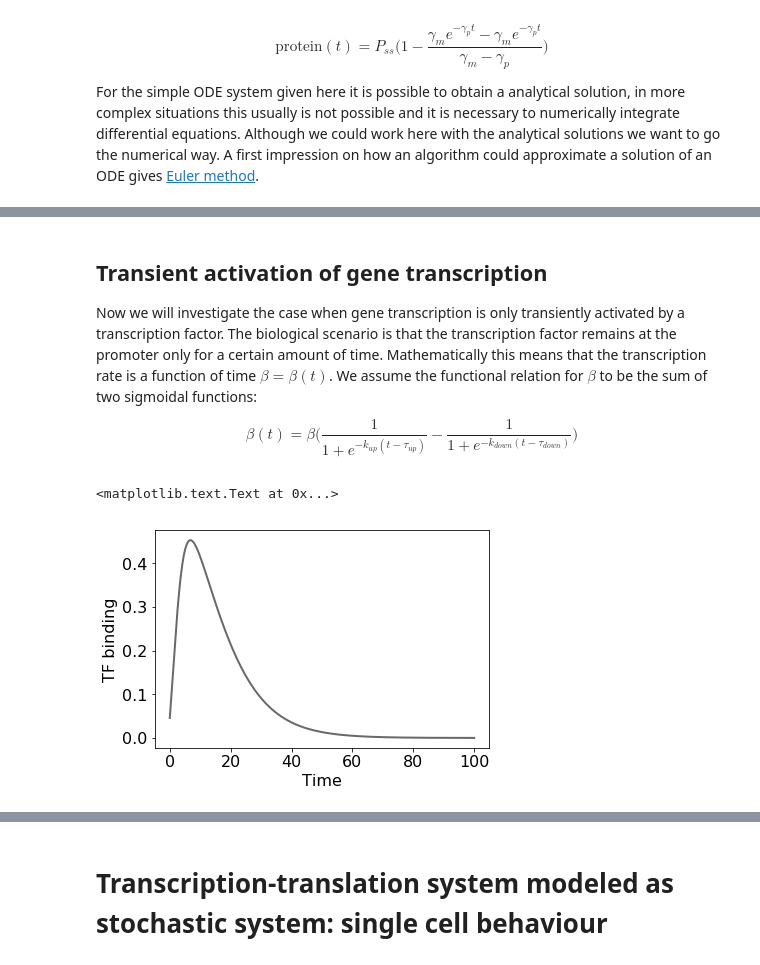
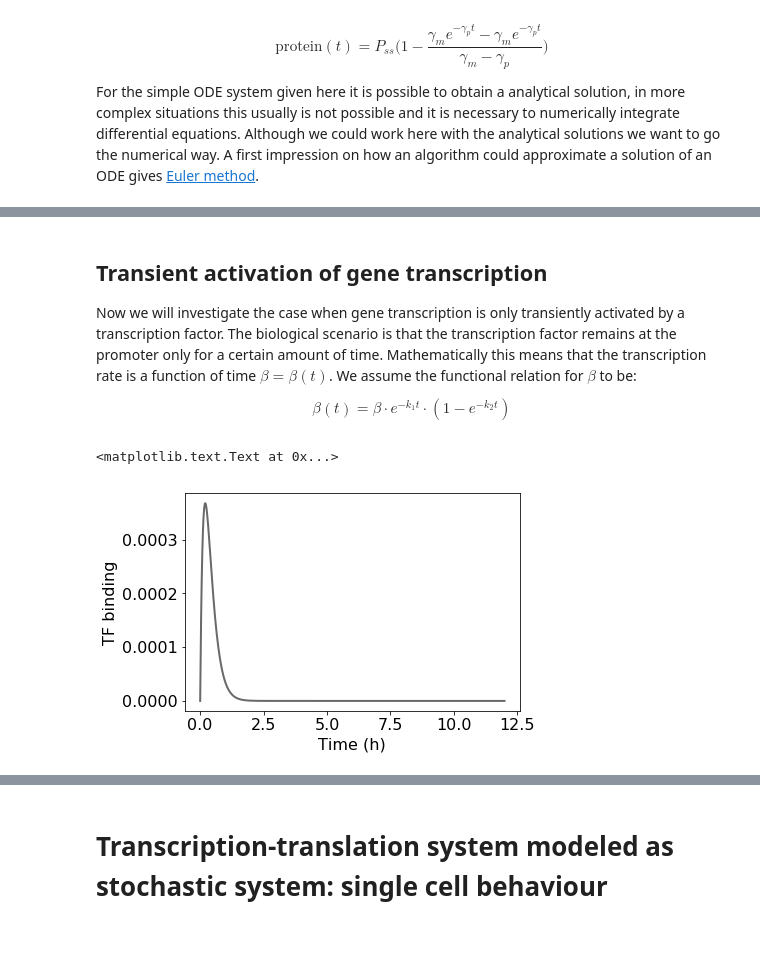
Before and after one commit to baumgast/Biomedicine-teaching, a Jupyter notebook: Biomedicine Master 2017, dynamic modeling.ipynb, the cells around one changed output, grey strips where cells are left out. Saved outputs shown, nothing was run; the diff lists cells and outputs as text; code cells hidden in the pictures; blank space fills up the shorter version.

Commit message:
Updated plots for student exercises, included circadian oscillator

```diff
--- a/Biomedicine Master 2017, dynamic modeling.ipynb
+++ b/Biomedicine Master 2017, dynamic modeling.ipynb
@@ -147,15 +204,15 @@ ax[1].set_ylim(-0.3,steady_state_protein+steady_state_protein*0.1)
 # %%
-# range of decay rates of the RNA
-GAMMA_m = np.array([0.02,0.05,0.1,0.2,0.3,0.4,0.5])
-beta = steady_state_RNA * GAMMA_m
+# range of protein decay rates
+GAMMA_p = np.array([0.02,0.05,0.1,0.2,0.3,0.4,0.5])
+k = GAMMA_p * steady_state_protein / steady_state_RNA
 
-k = 0.1
-gamma_p = k * steady_state_RNA / steady_state_protein
+beta = 1
+gamma_m = 0.15
 
-# iterate over the defined decay rates
+tt = sp.linspace(0,100,1000)
 sol = []
-for ii,gamma_m in enumerate(GAMMA_m):
-    param = [beta[ii],gamma_m,k,gamma_p]
+for ii,gamma_p in enumerate(GAMMA_p):
+    param = [beta,gamma_m,k[ii],gamma_p]
     s = odeint(solve_ODE_transcription_translation,y_0,tt,args = (param,))
     sol.append(s)
 
@@ -164,10 +221,10 @@ fig,ax = pl.subplots(1,2,figsize = (17,6))
 alpha = sp.linspace(0.2,1,len(sol))
 for ii,ss in enumerate(sol):
     ax[0].plot(tt,ss[:,0],lw = line_width, color = color_rna, alpha = alpha[ii],
-               label = '$\gamma_{m} = $'+str(GAMMA_m[ii]))
+               label = '$\gamma_{p} = $'+str(GAMMA_m[ii]))
 
     ax[1].plot(tt,ss[:,1],lw = line_width, color = color_protein, alpha = alpha[ii],
-               label = '$\gamma_{m} = $'+str(GAMMA_m[ii]))
+               label = '$\gamma_{p} = $'+str(GAMMA_m[ii]))
 
 ax[0].legend(loc = 'best')
 ax[0].set_xlabel('Time')
@@ -229,19 +312,14 @@ print(resp)
 # %% [markdown]
 ## Transient activation of gene transcription
 
-Now we will investigate the case when gene transcription is only transiently activated by a transcription factor. The biological scenario is that the transcription factor remains at the promoter only for a certain amount of time. Mathematically this means that the transcription rate is a function of time $\beta = \beta(t)$. We assume the functional relation for $\beta$ to be the sum of two sigmoidal functions:
+Now we will investigate the case when gene transcription is only transiently activated by a transcription factor. The biological scenario is that the transcription factor remains at the promoter only for a certain amount of time. Mathematically this means that the transcription rate is a function of time $\beta = \beta(t)$. We assume the functional relation for $\beta$ to be:
 
-$$\beta(t) = \beta\bigg(\frac{1}{1 + e^{-k_{up}(t - \tau_{up})}} - \frac{1}{1 + e^{-k_{down}(t - \tau_{down})}}\bigg)$$
+$$\beta(t) = \beta\cdot e^{-k_1 t}\cdot (1 - e^{-k_{2}t})$$
 # %%
 # functions
 def TF_binding(param,tt):
-    k_up,k_down,on,off = param[0],param[1],param[2],param[3]
-
-    up = 1./(1 + sp.exp(-k_up*(tt-on)))
-    down = - 1./(1 + sp.exp(-k_down*(tt-off)))
-    binding = (up + down)
-
-    return binding
+    k_1,k_2 = param[0],param[1]
+    return sp.exp(-k_1*tt)*(1-sp.exp(-k_2*tt))
 
 # ODE system with time varying transcription rate
 def solve_ODE_time_dependent_transcription(x,t,param,param_binding):
@@ -254,18 +332,17 @@ def solve_ODE_time_dependent_transcription(x,t,param,param_binding):
     return np.hstack((dRNA,dprotein))
 # %%
 # visualize the TF binding pattern
-k_up = 0.5
-k_down = 0.1
-on = 1
-off = 7
+k_1 = 5
+k_2 = 0.005
 beta = 1
-param_binding = [k_up,k_down,on,off]
+param_binding = [k_1,k_2]
+tt = sp.linspace(0,12,1000)
 binding = beta*TF_binding(param_binding,tt)
 
 fig,ax = pl.subplots(1,1, figsize = (6,4))
 ax.plot(tt,binding, lw = line_width, color = color_phase_space)
 ax.set_ylabel('TF binding')
-ax.set_xlabel('Time')
+ax.set_xlabel('Time (h)')
 # %% [output]
 <matplotlib.text.Text at 0x...>
-[figure, old version]
+[figure, new version]
```
Also changed, not shown: parts of 23 cells of this notebook.
